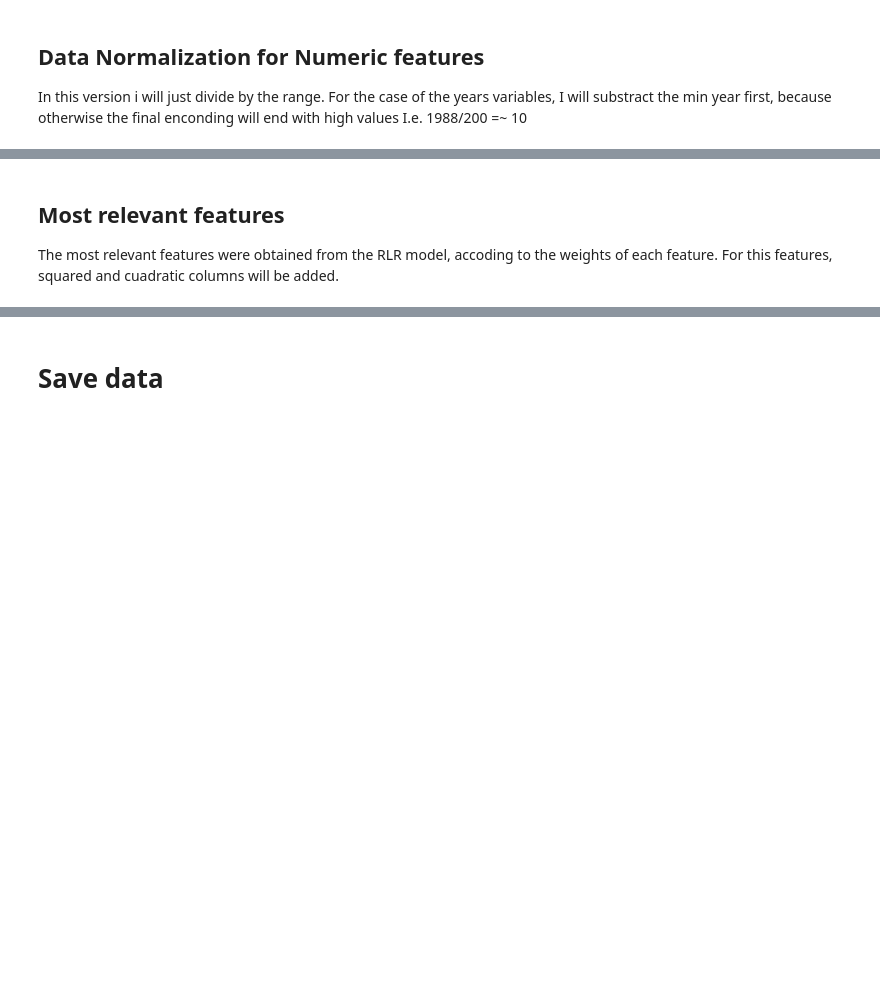
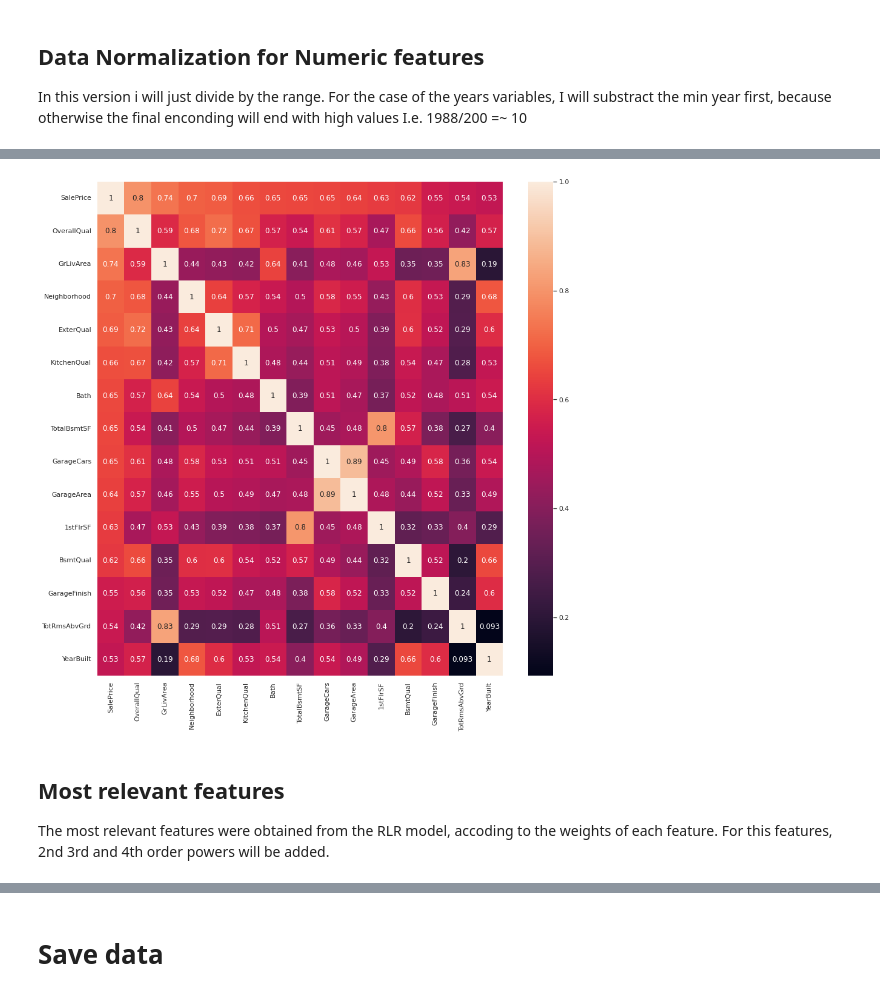
Before and after one commit to giampa-code/housing_price_kaggle, a Jupyter notebook: feature_engineering/feature_engineering_v2.ipynb, the cells around one changed output, grey strips where cells are left out. Cells and saved outputs as stored; diff of their text form; code cells hidden in the pictures; blank space fills up the shorter version.

```diff
--- a/feature_engineering/feature_engineering_v2.ipynb
+++ b/feature_engineering/feature_engineering_v2.ipynb
@@ -344,12 +283,0 @@ Name: Bath, Length: 1451, dtype: float64
-# %%
-# LowQualFinSF, 'BsmtFullBath', 'BsmtHalfBath', 'HalfBath', '3SsnPorch', MiscVal, 'MoSold', 'YearSold','KitchenAbvGr'
-# 'GarageYrBlt'
-try:
-    train = train.drop(['LowQualFinSF','BsmtFullBath', 'BsmtHalfBath', 'HalfBath',
-                      '3SsnPorch', 'MiscVal', 'MoSold', 'YrSold','KitchenAbvGr',
-                       'GarageYrBlt'],axis=1)
-    test = test.drop(['LowQualFinSF','BsmtFullBath', 'BsmtHalfBath', 'HalfBath',
-                      '3SsnPorch', 'MiscVal', 'MoSold', 'YrSold','KitchenAbvGr',
-                       'GarageYrBlt'],axis=1)
-except:
-    print('One columns does not exist.')
@@ -422,0 +344,12 @@ memory usage: 799.4 KB
+# %%
+# LowQualFinSF, 'BsmtFullBath', 'BsmtHalfBath', 'HalfBath', '3SsnPorch', MiscVal, 'MoSold', 'YearSold','KitchenAbvGr'
+# 'GarageYrBlt'
+try:
+    train = train.drop(['LowQualFinSF','BsmtFullBath', 'BsmtHalfBath', 'HalfBath',
+                      '3SsnPorch', 'MiscVal', 'MoSold', 'YrSold','KitchenAbvGr',
+                       'GarageYrBlt','FullBath'],axis=1)
+    test = test.drop(['LowQualFinSF','BsmtFullBath', 'BsmtHalfBath', 'HalfBath',
+                      '3SsnPorch', 'MiscVal', 'MoSold', 'YrSold','KitchenAbvGr',
+                       'GarageYrBlt','FullBath'],axis=1)
+except:
+    print('One columns does not exist.')
@@ -442,0 +445,3 @@ for column in train.columns.drop('SalePrice'):
+# %%
+corr = train.corr().sort_values(by='SalePrice',ascending=False).round(2)
+corr['SalePrice'].head(16)
@@ -443,5 +466,15 @@ for column in train.columns.drop('SalePrice'):
+# %%
+# heatmap of the 15 most correlated features
+plt.figure(figsize=(15,15))
+cols =corr['SalePrice'].head(15).index
+cm = np.corrcoef(train[cols].values.T)
+sns.set(font_scale=1)
+hm = sns.heatmap(cm, annot=True, yticklabels=cols.values, xticklabels=cols.values)
+plt.show()
+# %% [output]
+[figure, added]
 # %% [markdown]
 ## Most relevant features
 
 The most relevant features were obtained from the RLR model, accoding to the weights of each feature.
-For this features, squared and cuadratic columns will be added.
+For this features, 2nd 3rd and 4th order powers will be added.
```
Also changed, not shown: parts of 27 cells of this notebook, 11 other files.
